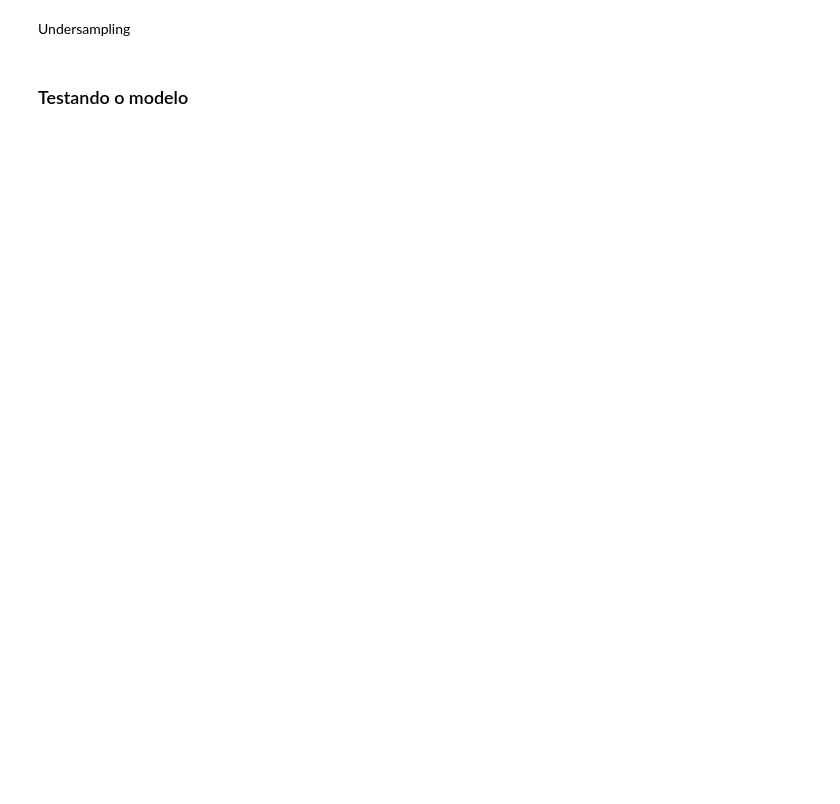
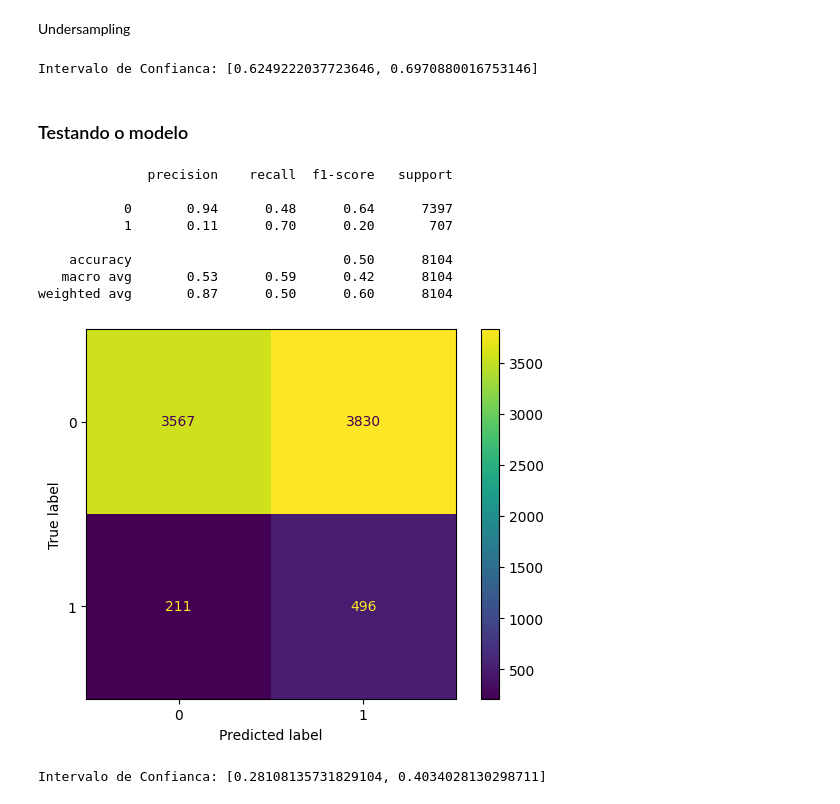
Before and after one commit to TheGabrielVieira/validacao-modelos-metricas-de-avalia--o, a Jupyter notebook: Projeto_Classificação_Validação_e_Métricas.ipynb, the cells around one changed output. Cells and saved outputs as stored; diff of their text form; code cells hidden in the pictures; blank space fills up the shorter version.

Commit message:
feat: apply-data-balancing-techniques-and-finalize-model-evaluation

```diff
--- a/Projeto_Classificação_Validação_e_Métricas.ipynb
+++ b/Projeto_Classificação_Validação_e_Métricas.ipynb
@@ -298,2 +333,27 @@ Undersampling
+# %%
+intervalo_conf(cv_resultados)
+# %% [output]
+Intervalo de Confianca: [0.6249222037723646, 0.6970880016753146]
 # %% [markdown]
 ### Testando o modelo
+# %%
+undersample = NearMiss(version=3)
+X_balanced, y_balanced = undersample.fit_resample(X, y)
+
+modelo = DecisionTreeClassifier(max_depth=10)
+modelo.fit(X_balanced, y_balanced)
+
+y_previsto = modelo.predict(X_test)
+
+print(classification_report(y_test, y_previsto))
+ConfusionMatrixDisplay.from_predictions(y_test, y_previsto);
+# %% [output]
+              precision    recall  f1-score   support
+
+           0       0.94      0.48      0.64      7397
+           1       0.11      0.70      0.20       707
+
+    accuracy                           0.50      8104
+   macro avg       0.53      0.59      0.42      8104
+weighted avg       0.87      0.50      0.60      8104
+[figure, added]
@@ -299,0 +368,4 @@ Undersampling
+# %%
+intervalo_conf(cv_resultados)
+# %% [output]
+Intervalo de Confianca: [0.28108135731829104, 0.4034028130298711]
```
Also changed, not shown: parts of 32 cells of this notebook, 1 other file.
